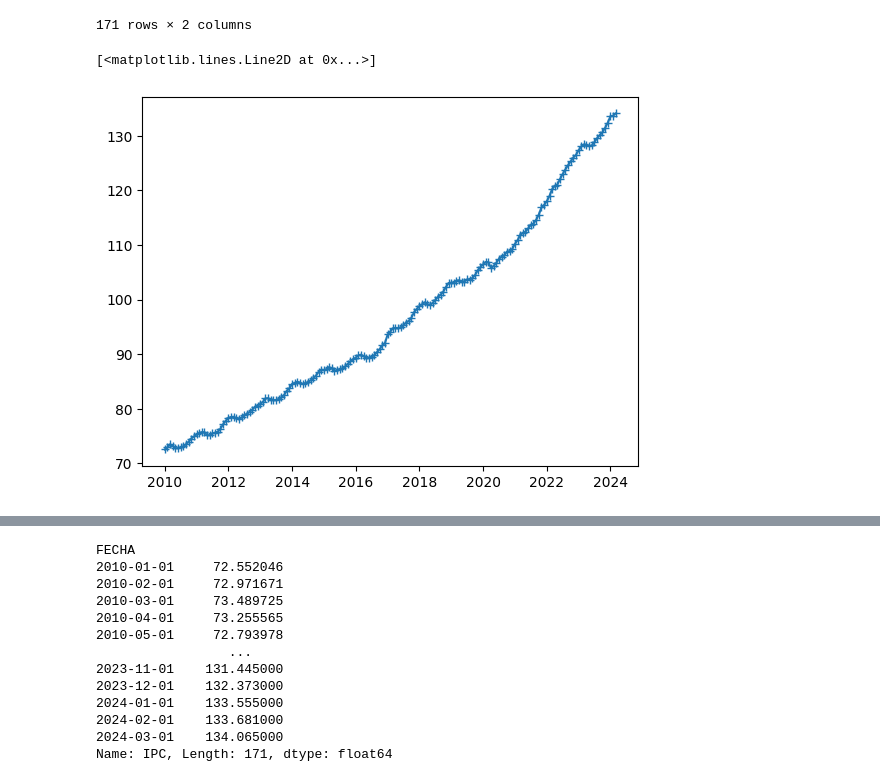
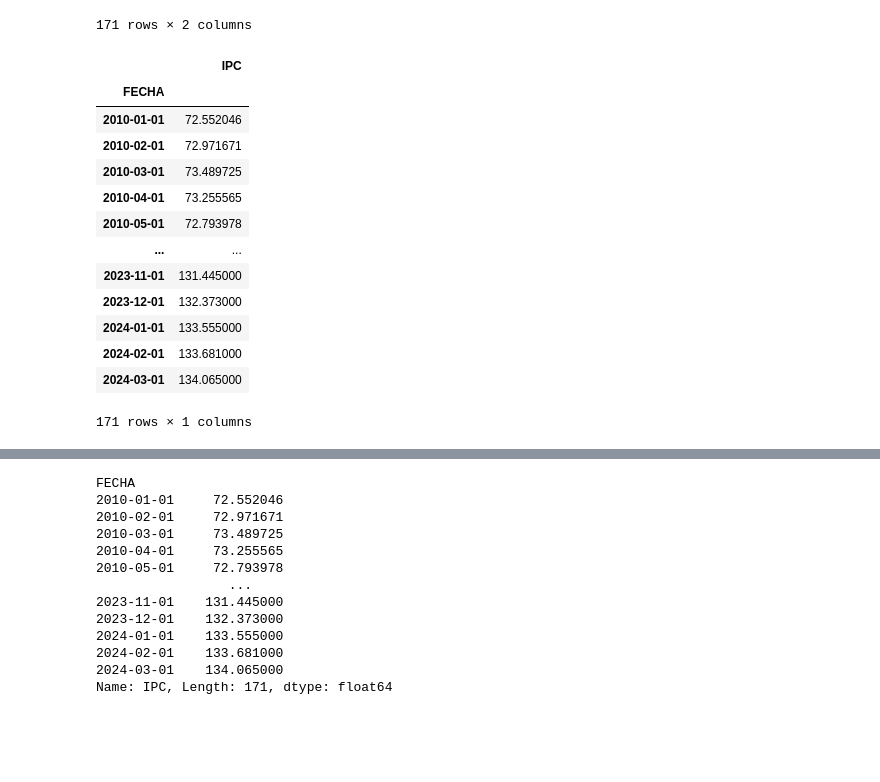
Before and after one commit to lasa86/Clases_FEM, a Jupyter notebook: clase_python2.ipynb, the cells around one changed output, grey strips where cells are left out. Saved outputs shown, nothing was run; the diff lists cells and outputs as text; code cells hidden in the pictures; blank space fills up the shorter version.

```diff
--- a/clase_python2.ipynb
+++ b/clase_python2.ipynb
@@ -12,12 +15,12 @@ from datetime import datetime
 # %%
 # Importando de Excel a Python
 # %%
-file = "/content/IPC_BANX.xlsx" ## forma resumida a través de la carpeta en Colab
+ARCHIVO = "/content/IPC_BANX.xlsx" ## forma resumida a través de la carpeta en Colab
 # %%
-TC = pd.read_excel (file, sheet_name = "IPC_GEN") ## El archivo con extensión .ipynb se llamará "TC"
+ARCHIVO_PY = pd.read_excel (ARCHIVO, sheet_name = "IPC_GEN") ## El archivo con extensión .ipynb se llamará "ARCHIVO_PY"
 # %%
 ##Convirtiendo el archivo en un data frame
-inflacion = pd.DataFrame(TC)
+inflacion = pd.DataFrame(ARCHIVO_PY)
 inflacion
 # %% [output]
 |  | FECHA | IPC |
@@ -35,13 +38,22 @@ inflacion
 171 rows × 2 columns
 # %%
 ##Gestión de fechas para trabajar una serie de tiempo
-import pandas as pd
-import datetime
 inflacion["FECHA"] = pd.to_datetime(inflacion["FECHA"])
+inflacion.set_index("FECHA", inplace=True)
 ## Recuerda que el frame se nombra como "inflacion"
+inflacion
+# %% [output]
+|  | IPC |
+| FECHA |  |
+| 2010-01-01 | 72.552046 |
+| 2010-02-01 | 72.971671 |
+| 2010-03-01 | 73.489725 |
+| 2010-04-01 | 73.255565 |
+| 2010-05-01 | 72.793978 |
+| ... | ... |
+| 2023-11-01 | 131.445000 |
+| 2023-12-01 | 132.373000 |
+| 2024-01-01 | 133.555000 |
+| 2024-02-01 | 133.681000 |
+| 2024-03-01 | 134.065000 |
+171 rows × 1 columns
-# %%
-# Iniciando con gráficos
-plt.plot(inflacion["FECHA"],inflacion['IPC'], marker="+")
-# %% [output]
-[<matplotlib.lines.Line2D at 0x...>]
-[figure, removed]
```
Also changed, not shown: parts of 14 cells of this notebook.
